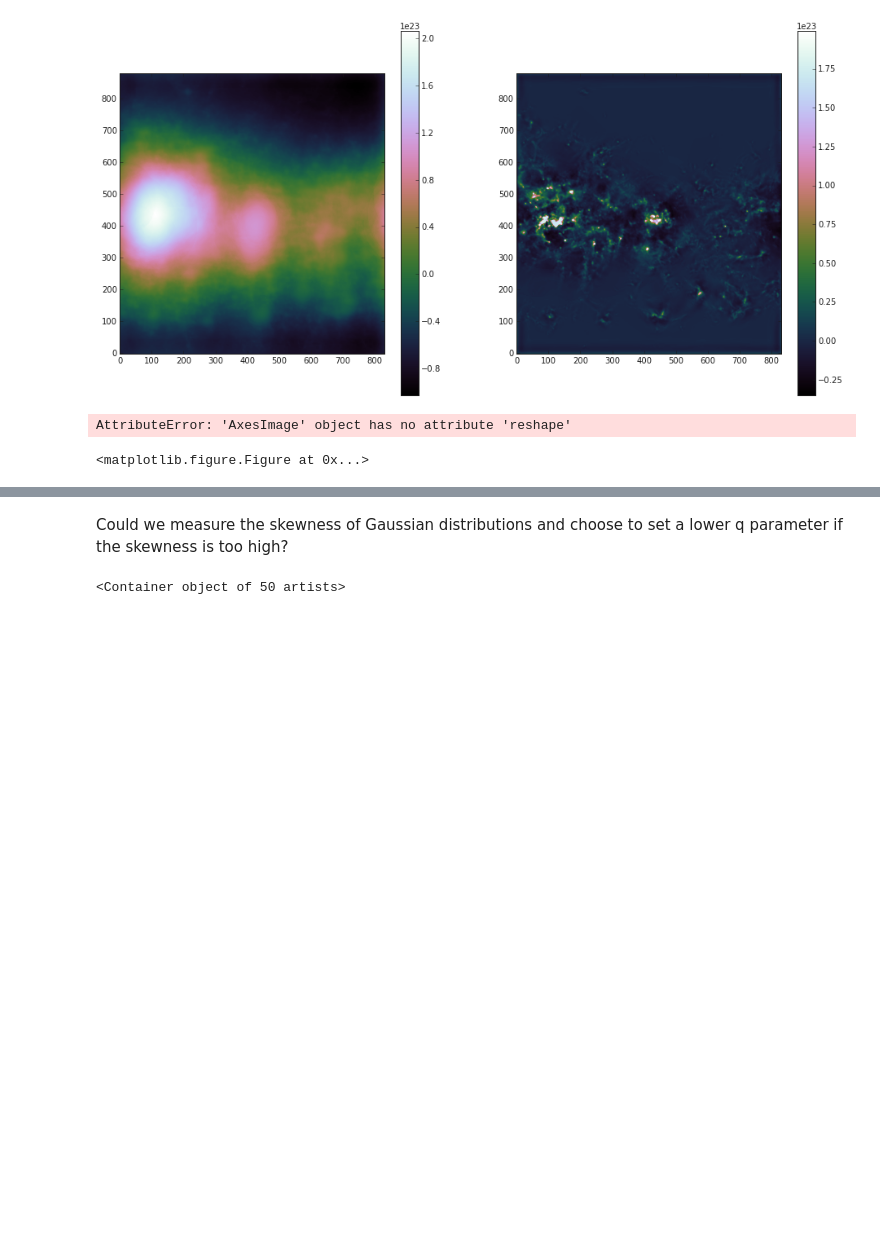
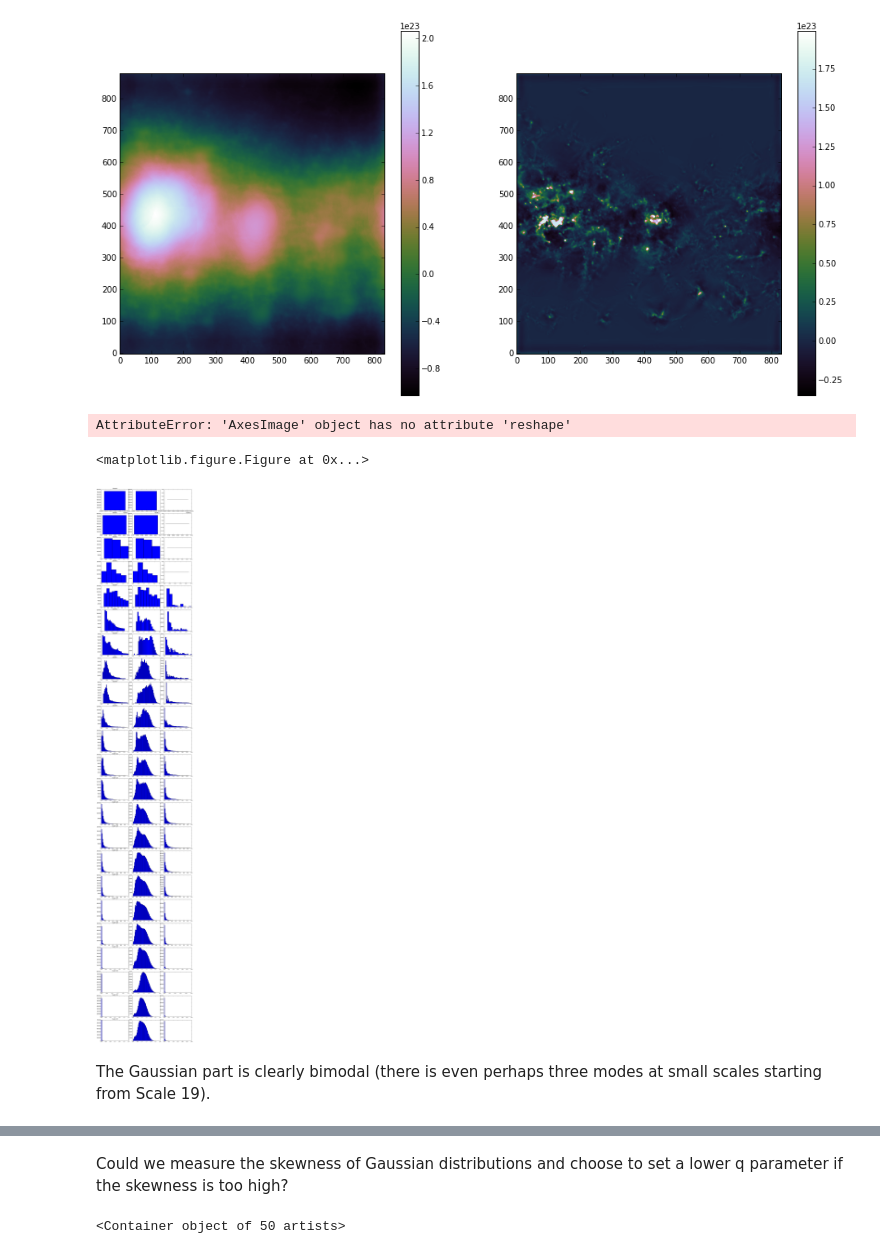
Before and after one commit to hoangducthuong/notebooks, a Jupyter notebook: W43_wavan.ipynb, the cells around one changed output, grey strips where cells are left out. Cells and saved outputs as stored; diff of their text form; code cells hidden in the pictures; blank space fills up the shorter version.

```diff
--- a/W43_wavan.ipynb
+++ b/W43_wavan.ipynb
@@ -200,3 +179,40 @@ sns.reset_orig()
 # %% [output]
 AttributeError: 'AxesImage' object has no attribute 'reshape'
 <matplotlib.figure.Figure at 0x...>
+# %%
+fig, axs = plt.subplots(M,3,figsize=(12,70))
+
+axs = axs.ravel()
+fig.tight_layout()
+
+for i in range(M):
+
+    if np.mean(S11a[M+i,:,:]) !=0:
+        wc = (S11a[M+i,:,:])/np.mean(S11a[M+i,:,:])
+    else:
+        wc = np.zeros((im.shape[0],im.shape[1]))
+    wo = (S11a[i,:,:])/np.mean(S11a[i,:,:])
+    #wg = (S11a[2*M+i,0:100 & 700:,:])/np.mean(S11a[2*M+i,:,:])
+    #wg = (S11a[2*M+i,100:700,:])/np.mean(S11a[2*M+i,:,:])
+    wg = (S11a[2*M+i,:,:])/np.mean(S11a[2*M+i,:,:])
+
+    #Number of independent points
+    npix = np.int((imthres.shape[0] * wav_k[i])**2.)
+    if npix == 0: nbins=1
+    if npix > 0 & npix < 50 : nbins=npix
+    if npix > 50 : nbins=50
+
+    histo, edges = np.histogram(wo,bins=nbins)
+    histo_c, edges = np.histogram(wc[wc != 0.],bins=nbins)
+    histo_g, edges = np.histogram(wg[wg != 0.],bins=nbins)
+
+    axs[i*3].bar(edges[:-1], histo, width=np.diff(edges), align="edge")
+    axs[i*3].set_title('Scale '+np.str(i))
+
+    axs[i*3+1].bar(edges[:-1], histo_g, width=np.diff(edges), align="edge")
+
+    axs[i*3+2].bar(edges[:-1], histo_c, width=np.diff(edges), align="edge")
+# %% [output]
+[figure, added]
+# %% [markdown]
+The Gaussian part is clearly bimodal (there is even perhaps three modes at small scales starting from Scale 19).
```
Also changed, not shown: parts of 14 cells of this notebook.
